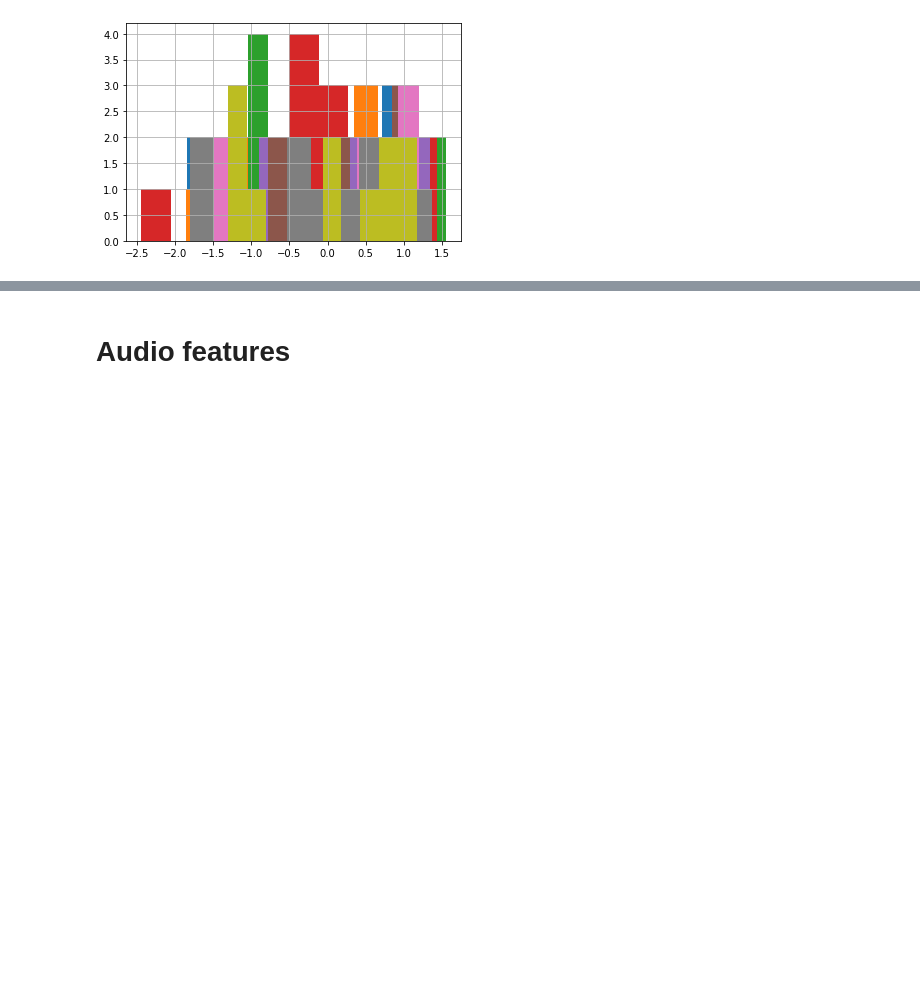
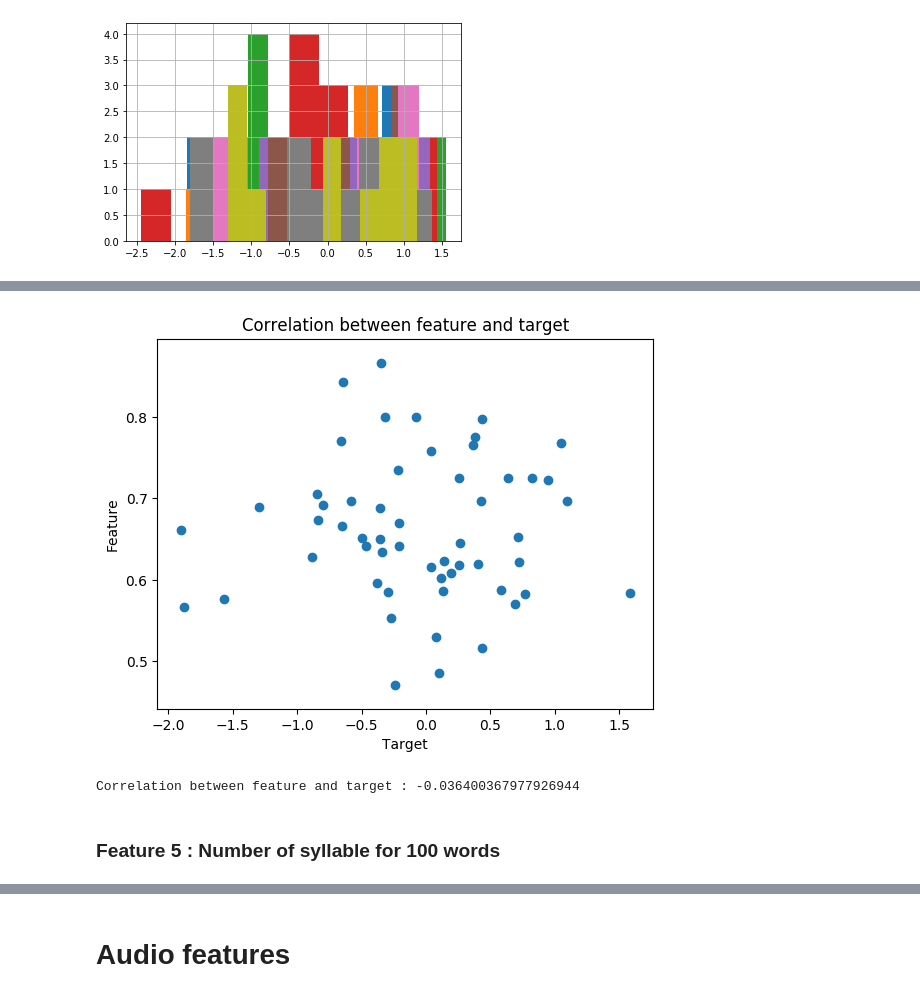
Before and after one commit to vincentnam/Project-Archean, a Jupyter notebook: ChallengeM2SID_2019.ipynb, the cells around one changed output, grey strips where cells are left out. Drawn from its saved outputs; the diff is of its cells as text; code cells hidden in the pictures; blank space fills up the shorter version.

```diff
--- a/ChallengeM2SID_2019.ipynb
+++ b/ChallengeM2SID_2019.ipynb
@@ -289,0 +423,6 @@ max    NaN  9.950133e-01  ...  1.368779e+00  1.170801e+00
+# %%
+# Getting a list of the documents text
+
+path_text = 'challenge-m2-sid/corpus/text/'
+List_txt = os.listdir(path_text)
+List_txt.sort()
@@ -289,0 +881,23 @@ max    NaN  9.950133e-01  ...  1.368779e+00  1.170801e+00
+# %%
+
+#  Gets all repetition rates
+
+def get_all_rep (dic_docs):
+  """
+      Gets all repetition rates by calling 'get_repetition_ratio_doc' function
+
+      Parameters:
+          :param dic_docs: Dictionnary out of 'get_clean_words' function
+          :type dic_docs: Dictionnary
+
+      Returns:
+          dic_repetition: Dictionnary with documents as keys, and repetition
+                          rate as values
+          type : Dictionnary
+    """
+  dic_repetition = {}
+  for doc in dic_docs.keys():
+    dic_repetition[doc] = get_repetition_ratio_doc(doc, dic_docs)
+  return(dic_repetition)
+# %%
+dic_repetition = get_all_rep (dic_docs)
@@ -289,0 +912,7 @@ max    NaN  9.950133e-01  ...  1.368779e+00  1.170801e+00
+# %%
+compar_anno(dic_repetition, text)
+# %% [output]
+[figure, added]
+Correlation between feature and target : -0.036400367977926944
+# %% [markdown]
+### Feature 5 : Number of syllable for 100 words
```
Also changed, not shown: parts of 65 cells of this notebook.
